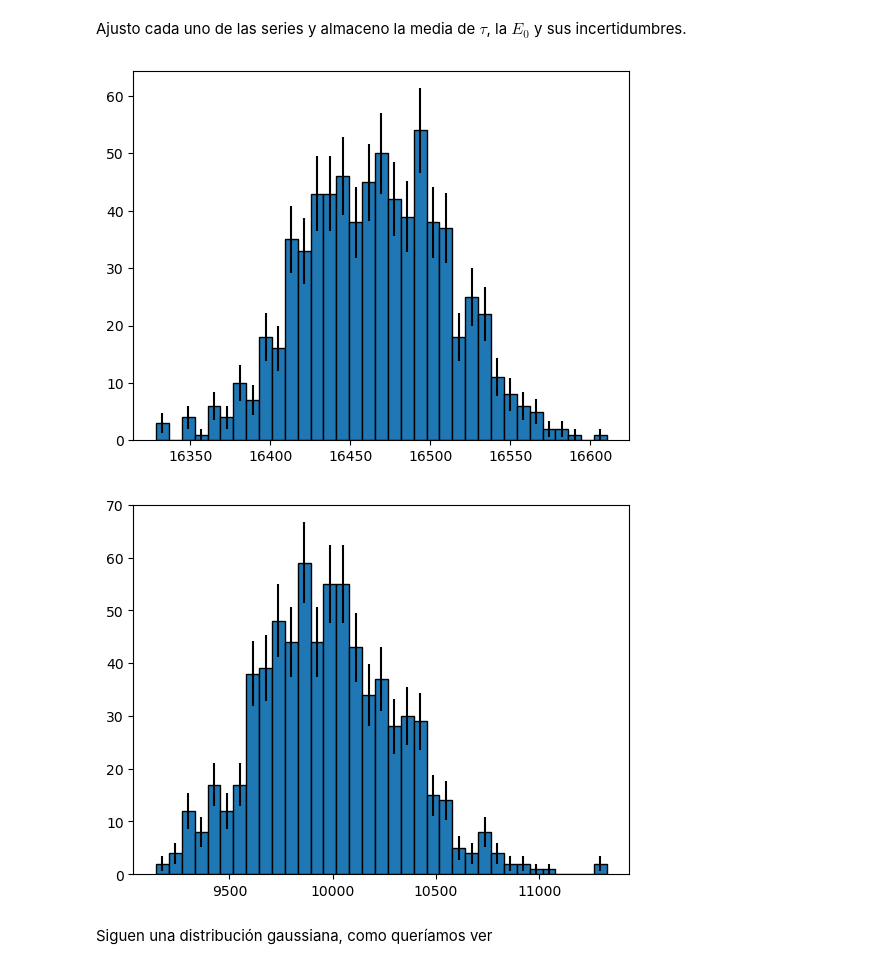
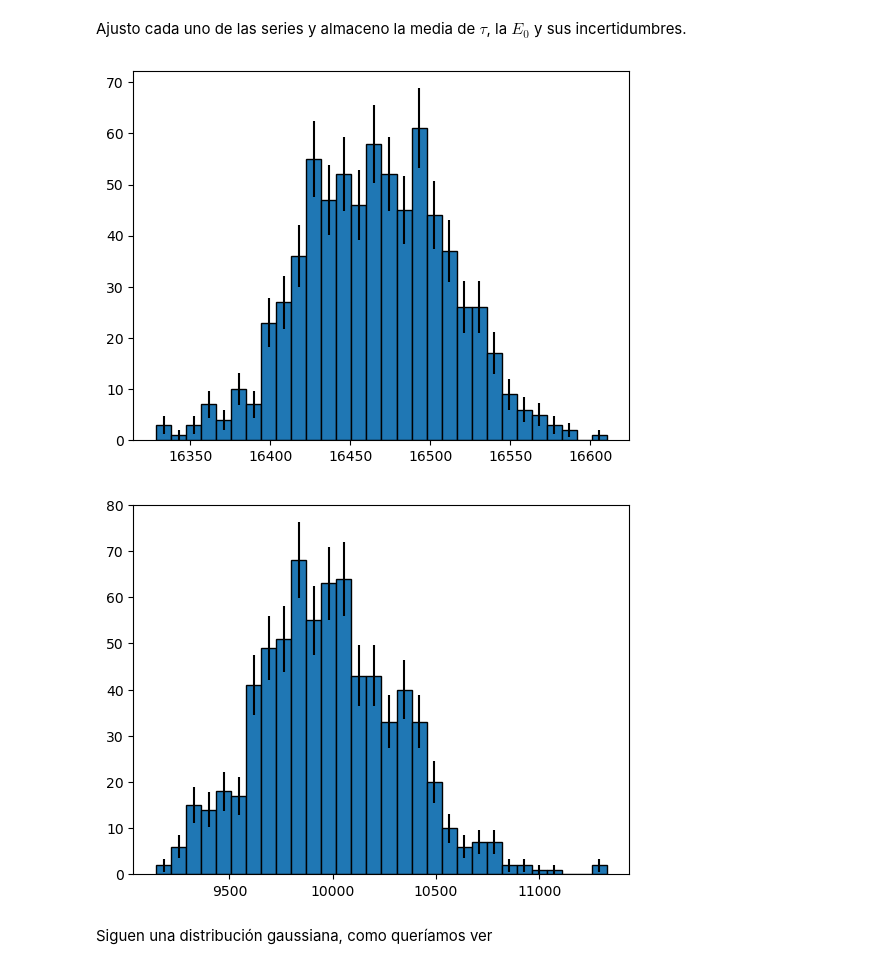
Before and after one commit to pablovzqz/TFM_pablo_vazquez, a Jupyter notebook: TFM Perfiles señales S1 S2, distribución parámetros y Energía en xy bineada.ipynb, the cells around one changed output. Drawn from its saved outputs; the diff is of its cells as text; code cells hidden in the pictures.

```diff
--- a/TFM Perfiles señales S1 S2, distribución parámetros y Energía en xy bineada.ipynb
+++ b/TFM Perfiles señales S1 S2, distribución parámetros y Energía en xy bineada.ipynb
@@ -62,9 +48,9 @@ kdst
 | 1490091 | 6399198 | 6.399199e+12 | 0 | 0 | 1 | 1 | 200.0 | 6.0 | 15.0 | 10000.0 | ... | ... |
 1490092 rows × 26 columns
 # %%
-for i in range(len(kdst['S2w'])):
-    if kdst['S2w'][i]<0:
-        print(i)
+#for i in range(len(kdst['S2w'])):
+ #   if kdst['S2w'][i]<0:
+  #      print(i)
 # %% [markdown]
 ## PROFILE DE LOS DATOS
 # %% [markdown]
@@ -420,18 +507,18 @@ for i in range(int(len(series_de_datos_separadas_energías)/100)):
         media_tau.append(popt[0]);media_E0.append(popt[1])
         incertidumbre_tau.append(np.sqrt(pcov[0][0]));incertidumbre_E0.append(np.sqrt(pcov[1][1]))
 # %%
-counts, bin_edges, _ = binned_statistic(media_E0, media_E0, statistic='count', bins=35)
+counts, bin_edges, _ = binned_statistic(media_E0, media_E0, statistic='count', bins=30)
 errors = np.sqrt(counts)
 bin_centers = (bin_edges[:-1] + bin_edges[1:]) / 2
 
 plt.bar(bin_centers, counts, width=np.diff(bin_edges), edgecolor='black')
 
 plt.errorbar(bin_centers, counts, yerr=errors, fmt='none', color='black')
 plt.show()
 # %% [output]
-[figure, old version]
+[figure, new version]
 # %%
-counts, bin_edges, _ = binned_statistic(media_tau, media_tau, statistic='count', bins=35)
+counts, bin_edges, _ = binned_statistic(media_tau, media_tau, statistic='count', bins=30)
 errors = np.sqrt(counts)
 bin_centers = (bin_edges[:-1] + bin_edges[1:]) / 2
 
@@ -439,6 +526,6 @@ plt.bar(bin_centers, counts, width=np.diff(bin_edges), edgecolor='black')
 plt.errorbar(bin_centers, counts, yerr=errors, fmt='none', color='black')
 plt.show()
 # %% [output]
-[figure, old version]
+[figure, new version]
 # %% [markdown]
 Siguen una distribución gaussiana, como queríamos ver
```
Also changed, not shown: parts of 26 cells of this notebook.
